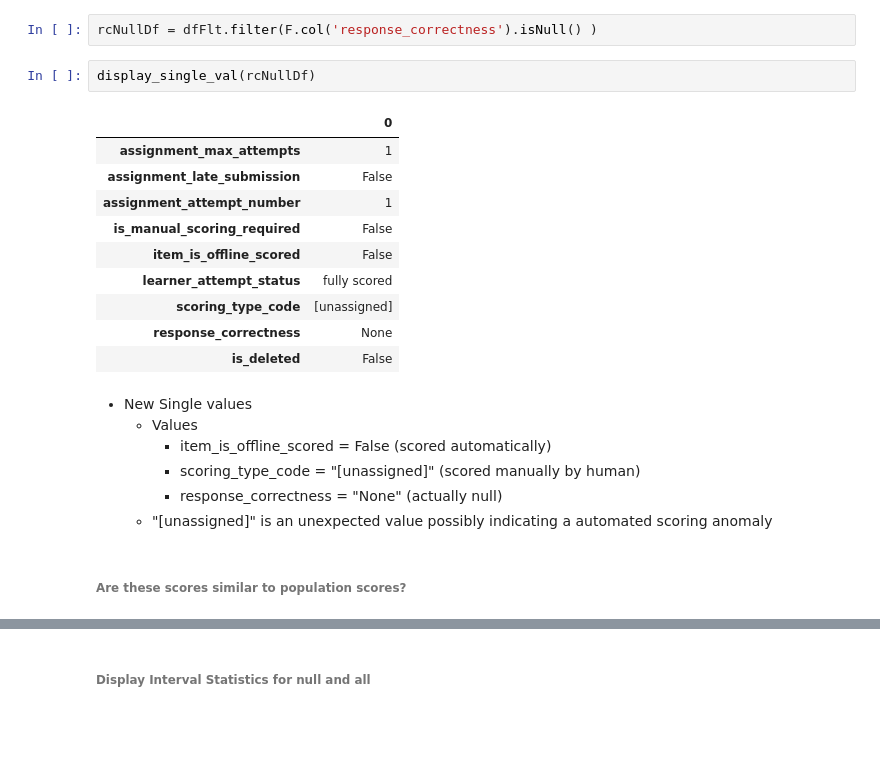
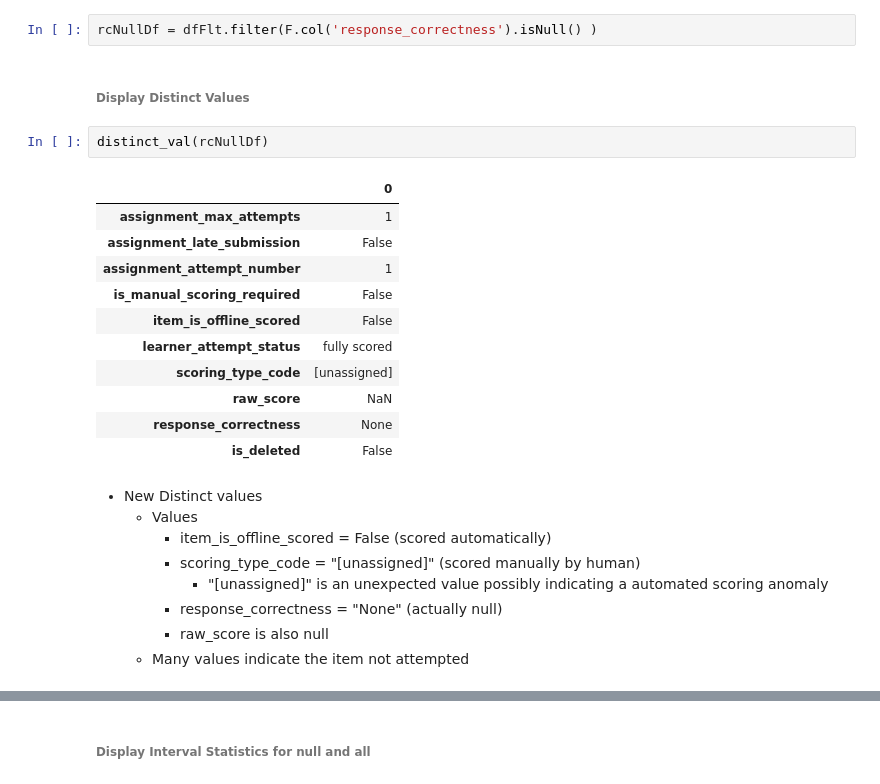
Before and after one commit to dlhinkley/c772-capstone-project, a Jupyter notebook: jupyter/investigation/3298-null-in-response-correctness.ipynb, the cells around one changed output, grey strips where cells are left out. Saved outputs shown, nothing was run; the diff lists cells and outputs as text; blank space fills up the shorter version.

Commit message:
Add raw_score field

```diff
--- a/jupyter/investigation/3298-null-in-response-correctness.ipynb
+++ b/jupyter/investigation/3298-null-in-response-correctness.ipynb
@@ -14,25 +15,28 @@ dfFlt = load_df('dfFlt')
 ###### Select the  3298 null values in response_correctness
 # %%
 rcNullDf = dfFlt.filter(F.col('response_correctness').isNull() )
+# %% [markdown]
+###### Display Distinct Values
 # %%
-display_single_val(rcNullDf)
+distinct_val(rcNullDf)
 # %% [output]
 |  | 0 |
 | assignment_max_attempts | 1 |
 | assignment_late_submission | False |
 | assignment_attempt_number | 1 |
 | is_manual_scoring_required | False |
 | item_is_offline_scored | False |
 | learner_attempt_status | fully scored |
 | scoring_type_code | [unassigned] |
+| raw_score | NaN |
 | response_correctness | None |
 | is_deleted | False |
 # %% [markdown]
-- New Single values
+- New Distinct values
   - Values
     - item_is_offline_scored = False (scored automatically)
     - scoring_type_code = "[unassigned]" (scored manually by human)
+      - "[unassigned]" is an unexpected value possibly indicating a automated scoring anomaly
     - response_correctness = "None" (actually null)
-  - "[unassigned]" is an unexpected value possibly indicating a automated scoring anomaly
+    - raw_score is also null
+  - Many values indicate the item not attempted
-# %% [markdown]
-###### Are these scores similar to population scores?
```
Also changed, not shown: parts of 21 cells of this notebook, 16 other files.
